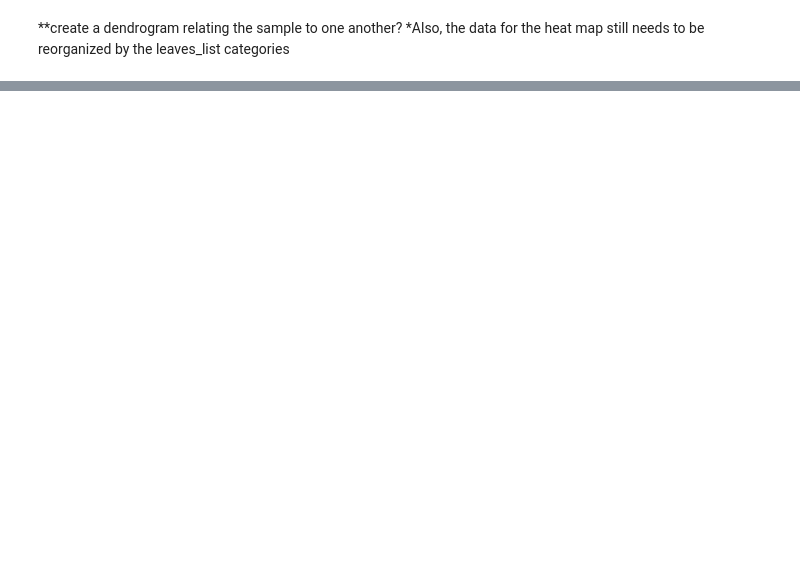
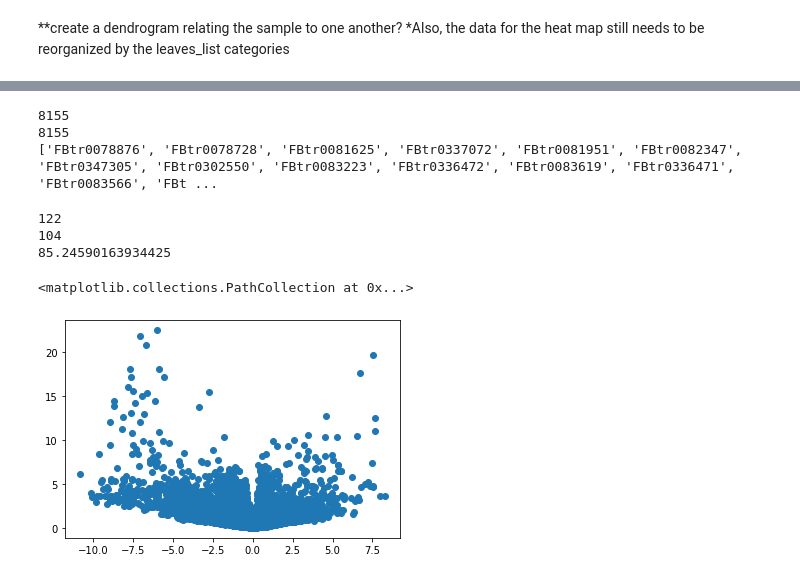
Before and after one commit to lpappal1/qbb2020answers2, a Jupyter notebook: week7/Week7.ipynb, the cells around one changed output, grey strips where cells are left out. Cells and saved outputs as stored; diff of their text form; code cells hidden in the pictures; blank space fills up the shorter version.

```diff
--- a/week7/Week7.ipynb
+++ b/week7/Week7.ipynb
@@ -322,0 +487,14 @@ NameError: name 'py' is not defined
+# %%
+new_list = transposed_indexed.columns[:-2]
+
+sex_beta = []
+sex_pvalue = []
+
+for x in new_list:
+    model2 = smf.ols(formula = "{} ~ stage + sex".format(x), data = transposed_indexed)
+    results = model2.fit()
+    sex_beta.append(results.params[1])
+    sex_pvalue.append(results.pvalues[1])
+
+sex_beta
+sex_pvalue
@@ -322,0 +519,21 @@ NameError: name 'py' is not defined
+# %%
+# Repeat the analysis while controlling for sex.
+# Report the list of genes that exhibit differential
+# expression by stage at a 10% false discovery rate
+# while controlling for sex.
+
+binary,value = stats.multitest.fdrcorrection(sex_pvalue, alpha=0.1)
+print(len(binary))
+print(len(value))
+
+trues2 = []
+
+for b,n in zip(binary, new_list):
+    if b == True:
+        trues2.append(n)
+
+print(trues2)
+# %% [output]
+8155
+8155
+['FBtr0078876', 'FBtr0078728', 'FBtr0081625', 'FBtr0337072', 'FBtr0081951', 'FBtr0082347', 'FBtr0347305', 'FBtr0302550', 'FBtr0083223', 'FBtr0336472', 'FBtr0083619', 'FBtr0336471', 'FBtr0083566', 'FBt ...
@@ -322,0 +549,19 @@ NameError: name 'py' is not defined
+# %%
+master = []
+for gene2 in trues2:
+    mylist = []
+    for gene in trues:
+         if gene == gene2:
+             mylist.append(gene2)
+
+    master.append(mylist)
+
+percentoverlap = (len(master) / len(trues)) * 100
+
+print(len(trues))
+print(len(master))
+print(percentoverlap)
+# %% [output]
+122
+104
+85.24590163934425
@@ -322,0 +576,9 @@ NameError: name 'py' is not defined
+# %%
+#volcano plot
+x = sex_beta
+y = -(np.log(sex_pvalue))
+
+plt.scatter(x,y,)
+# %% [output]
+<matplotlib.collections.PathCollection at 0x...>
+[figure, added]
```
Also changed, not shown: parts of 25 cells of this notebook.
